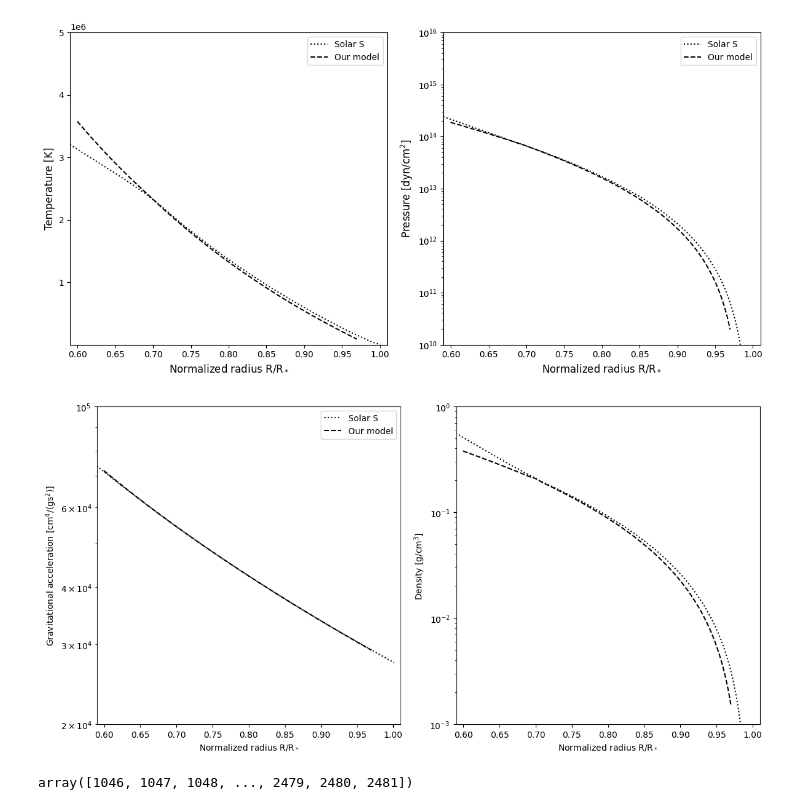
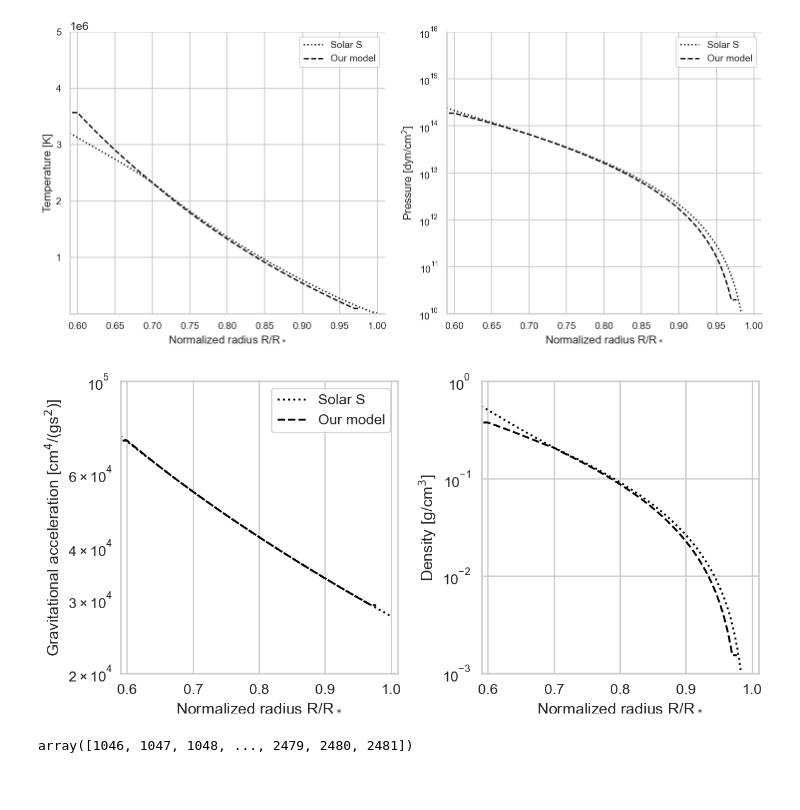
Before and after one commit to tabjone/2DHDCZ, a Jupyter notebook: visualisation/Visualise_background.ipynb, the cells around one changed output. Drawn from its saved outputs; the diff is of its cells as text; code cells hidden in the pictures; blank space fills up the shorter version.

Commit message:
UPDATE: Plots of background vs solar S

```diff
--- a/visualisation/Visualise_background.ipynb
+++ b/visualisation/Visualise_background.ipynb
@@ -7,3 +8,6 @@ from scipy.integrate import cumtrapz
+# %%
+sns.set_style("whitegrid")  # Use "white", "dark", "whitegrid", "darkgrid" or "ticks"
+sns.set_context("talk")     # Use "paper", "talk", "poster" for different sizes
 # %%
 def read_solar_S_hdf5(file_path):
     with h5py.File(file_path, 'r') as f:
@@ -42,28 +74,31 @@ r_, T0_, rho0_, p0_, g_, s0_\
 # %%
-fig, ax = plt.subplots(ncols=2, figsize=(12,6))
+fig, ax = plt.subplots(ncols=2, figsize=(15, 7))
 
-ax[0].plot(r_over_R, T0, color="black", linestyle=":", label="Solar S")
-ax[0].plot(r_/R_sun, T0_, color="black", linestyle="--", label="Our model")
+ax[0].plot(r_over_R, T0, color="black", linestyle=":", linewidth=2, label="Solar S")
+ax[0].plot(r_/R_sun, T0_, color="black", linestyle="--", linewidth=2, label="Our model")
 
-ax[1].semilogy(r_over_R, p0, color="black", linestyle=":", label="Solar S")
-ax[1].semilogy(r_/R_sun, p0_, color="black", linestyle="--", label="Our model")
+ax[1].semilogy(r_over_R, p0, color="black", linestyle=":", linewidth=2, label="Solar S")
+ax[1].semilogy(r_/R_sun, p0_, color="black", linestyle="--", linewidth=2, label="Our model")
 
-ax[0].set_xlim(0.59,1.01)
-ax[0].set_ylim(1e3,0.5e7)
-ax[0].set_xlabel("Normalized radius R/R$_*$", fontsize=12)
-ax[0].set_ylabel("Temperature [K]", fontsize=12)
-ax[0].legend()
+for axis in ax:
+    axis.tick_params(axis='both', labelsize=14)
+    axis.set_xlabel("Normalized radius R/R$_*$", fontsize=16)
+    axis.legend(fontsize=14)
+    axis.spines['top'].set_visible(False)
+    axis.spines['right'].set_visible(False)
 
-ax[1].set_xlim(0.59,1.01)
+ax[0].set_xlim(0.59, 1.01)
+ax[0].set_ylim(1e3, 0.5e7)
+ax[0].set_ylabel("Temperature [K]", fontsize=16)
+
+ax[1].set_xlim(0.59, 1.01)
 ax[1].set_ylim(1e10, 1e16)
-ax[1].set_xlabel("Normalized radius R/R$_*$", fontsize=12)
-ax[1].set_ylabel("Pressure [dyn/cm$^2$]", fontsize=12)
-ax[1].legend()
+ax[1].set_ylabel("Pressure [dyn/cm$^2$]", fontsize=16)
 
 fig.tight_layout()
 plt.show()
 # %% [output]
-[figure, old version]
+[figure, new version]
 # %%
 R_sun = 6.957e10
 M_sun = 1.989e33
@@ -95,7 +130,7 @@ ax[0].legend()
 fig.tight_layout()
 plt.show()
 # %% [output]
-[figure, old version]
+[figure, new version]
 # %%
 np.where(r_over_R>0.7)[0]
 # %% [output]
```
Also changed, not shown: parts of 4 cells of this notebook.
